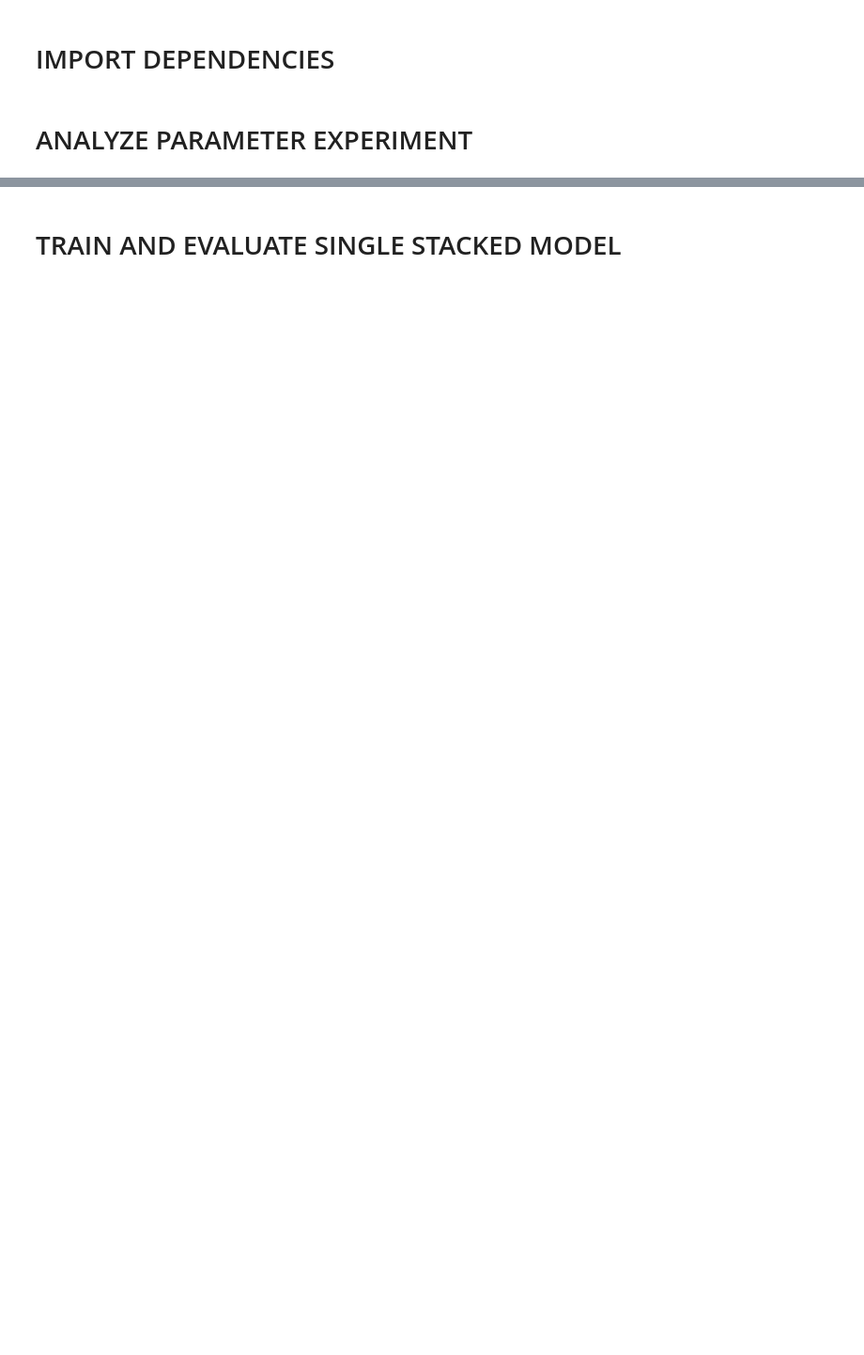
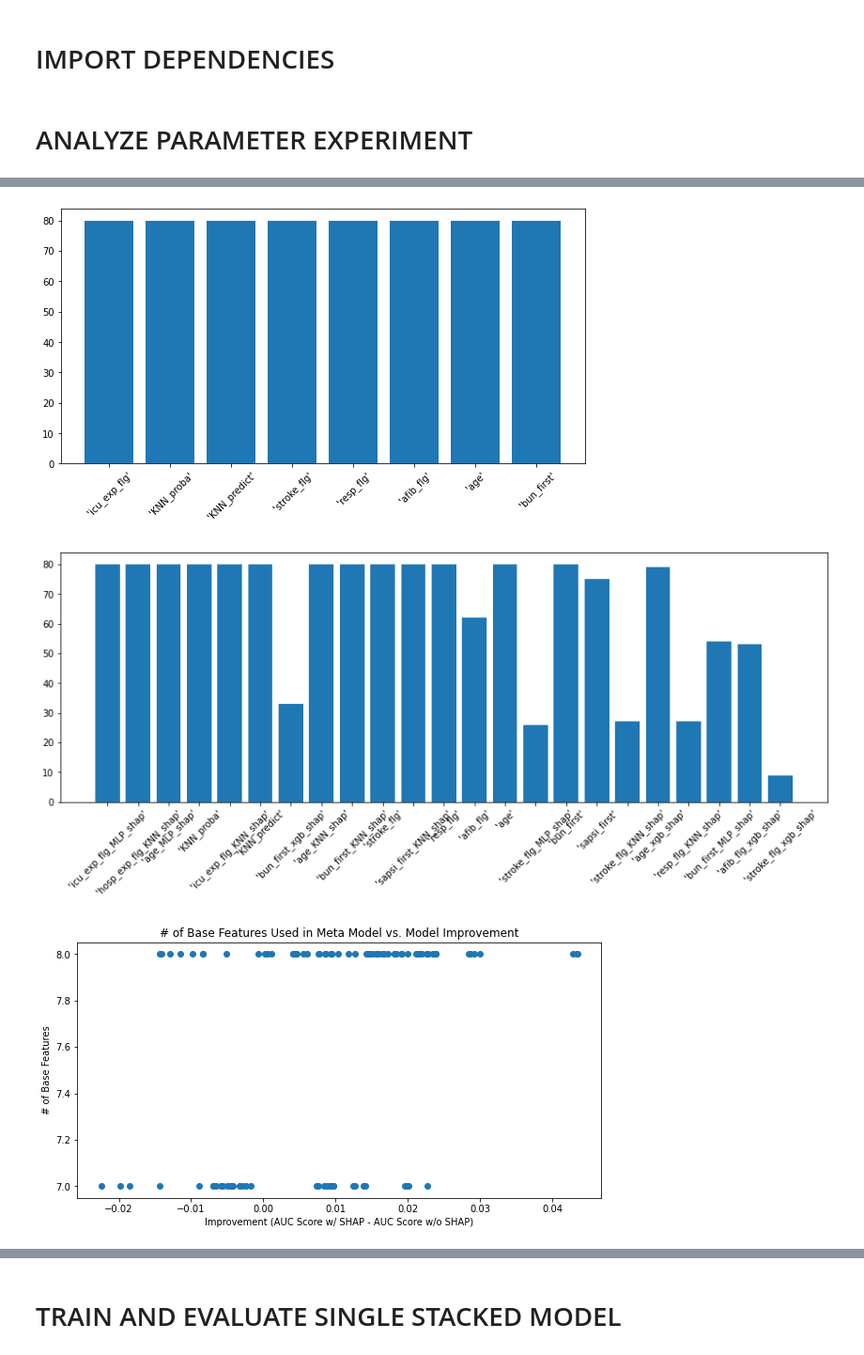
Before and after one commit to jessefphipps/SHAP-boost, a Jupyter notebook: Validation/SHAP_boost_validation_0.0.1.ipynb, the cells around one changed output, grey strips where cells are left out. Shown: that part at 94% size. Saved outputs shown, nothing was run; the diff lists cells and outputs as text; code cells hidden in the pictures; blank space fills up the shorter version.

```diff
--- a/Validation/SHAP_boost_validation_0.0.1.ipynb
+++ b/Validation/SHAP_boost_validation_0.0.1.ipynb
@@ -33,7 +33,7 @@ from stacked_model import prepare_csv_data, train_stacked_model_full, test_stack
 # %% [markdown]
 # ANALYZE PARAMETER EXPERIMENT
 # %%
-results_filename = 'parameter_experiment_results/210922_173639.csv'
+results_filename = 'parameter_experiment_results/210922_173631.csv'
 results = pd.read_csv(results_filename)
 
 print('{:=^30}'.format('AVERAGES'))
@@ -47,13 +47,15 @@ max_improve = max(improves)
 max_improve_index = (results['roc_shap'] - results['roc_no_shap']) == max_improve
 mean_improve = stats.mean(improves)
 
-top_percentile = 90
+top_percentile = 0
 top_improve = np.percentile(improves, top_percentile)
 top_improve_indexes = (results['roc_shap'] - results['roc_no_shap']) >= top_improve
 top_n_estimators = stats.mean(results['xgb_n_estimators'][top_improve_indexes])
 top_max_range = stats.mean(results['xgb_max_range'][top_improve_indexes])
 top_n_neighbors = stats.mean(results['KNN_n_neighbors'][top_improve_indexes])
 top_alpha = stats.mean(results['MLP_alpha'][top_improve_indexes])
+
+
 
 print('{:=^30}'.format('IMPROVEMENT'))
 print('{:<16s}{:>14f}'.format('Max:', max_improve))
@@ -72,7 +74,7 @@ max_impair = min(impairs)
 max_impair_index = (results['roc_shap'] - results['roc_no_shap']) == max_impair
 mean_impair = stats.mean(impairs)
 
-top_impair = np.percentile(impairs, top_percentile)
+top_impair = np.percentile(-1*impairs, top_percentile)
 top_impair_indexes = (results['roc_shap'] - results['roc_no_shap']) <= top_impair
 top_n_estimators = stats.mean(results['xgb_n_estimators'][top_impair_indexes])
 top_max_range = stats.mean(results['xgb_max_range'][top_impair_indexes])
@@ -90,12 +92,20 @@ print('{:<16s}{:>14f}'.format('n_neighbors:', top_n_neighbors))
 print('{:<16s}{:>14f}'.format('alpha:', top_alpha))
 print('\n')
 
+num_improvements = len(np.where(improve_indexes == 1)[0])
+num_impairments = len(np.where(impair_indexes == 1)[0])
+improve_percentage = num_improvements/(num_improvements + num_impairments)
+print('Percentage improved: ' + str(improve_percentage))
+
+
+
 print('{:=^80}'.format('FEATURE OCCURANCES'))
 improve_feature_counts = {}
 improve_feature_counts['level_1'] = {}
 improve_feature_counts['meta'] = {}
 improve_feature_counts['meta_shap'] = {}
-for n in improve_indexes:
+improve_feature_counts['meta_shap_shap_count'] = 0
+for n in np.where(improve_indexes == 1)[0]:
     i = int(n)
     features = results.iloc[i]['level_1_feats']
     features = features.split(',')[1:-1]
@@ -114,6 +124,9 @@ for n in improve_indexes:
     features = results.iloc[i]['meta_feats_shap']
     features = features.split(',')[1:-1]
     for feat in features:
+        if feat[-5:-1] == 'shap':
+            improve_feature_counts['meta_shap_shap_count'] += 1
+
         if feat in improve_feature_counts['meta_shap']:
             improve_feature_counts['meta_shap'][feat] += 1
         else:
@@ -123,7 +136,7 @@ impair_feature_counts = {}
 impair_feature_counts['level_1'] = {}
 impair_feature_counts['meta'] = {}
 impair_feature_counts['meta_shap'] = {}
-for n in impair_indexes:
+for n in np.where(impair_indexes == 1)[0]:
     i = int(n)
     features = results.iloc[i]['level_1_feats']
     features = features.split(',')[1:-1]
@@ -147,7 +160,46 @@ for n in impair_indexes:
         else:
             impair_feature_counts['meta_shap'][feat] = 1
 
-display(improve_feature_counts)
-display(impair_feature_counts)
+plt.rcParams['figure.figsize'] = [10, 5]
+plt.bar(range(len(improve_feature_counts['meta'])), list(improve_feature_counts['meta'].values()), align='center')
+plt.xticks(range(len(improve_feature_counts['meta'])), list(improve_feature_counts['meta'].keys()), rotation=45)
+plt.show()
+plt.rcParams['figure.figsize'] = [15, 5]
+plt.bar(range(len(improve_feature_counts['meta_shap'])), list(improve_feature_counts['meta_shap'].values()), align='center')
+plt.xticks(range(len(improve_feature_counts['meta_shap'])), list(improve_feature_counts['meta_shap'].keys()), rotation=45)
+plt.show()
+
+k = 0
+improve_array = [0]*len(range(0, len(results)))
+shap_feats_array = [0]*len(range(0, len(results)))
+no_shap_feats_array = [0]*len(range(0, len(results)))
+
+for i in range(0, len(results)):
+    num_shap_feats = 0
+    num_no_shap_feats = 0
+    features = results.iloc[i]['meta_feats_shap']
+    features = features.split(',')[1:-1]
+    improve_array[k] = results.iloc[i]['roc_shap'] - results.iloc[i]['roc_no_shap']
+    for feat in features:
+        if feat[-5:-1] == 'shap':
+            num_shap_feats += 1
+        else:
+            num_no_shap_feats += 1
+    shap_feats_array[k] = num_shap_feats
+    no_shap_feats_array[k] = num_no_shap_feats
+    k += 1
+
+plt.rcParams['figure.figsize'] = [10, 5]
+plt.scatter(improve_array, no_shap_feats_array)
+plt.title('# of Base Features Used in Meta Model vs. Model Improvement')
+plt.xlabel('Improvement (AUC Score w/ SHAP - AUC Score w/o SHAP)')
+plt.ylabel('# of Base Features')
+plt.show()
+
+plt.scatter(improve_array, shap_feats_array)
+plt.title('# of Shapley Values Used as Features in Meta Model vs. Model Improvement')
+plt.xlabel('Improvement (AUC Score w/ SHAP - AUC Score w/o SHAP)')
+plt.ylabel('# of Base Features')
+plt.show()
 # %% [output]
 ===========AVERAGES===========
@@ -209,0 +222,3 @@ alpha:                0.010000
+[figure, added]
+[figure, added]
+[figure, added]
```
Also changed, not shown: parts of 4 cells of this notebook, 8 other files.
